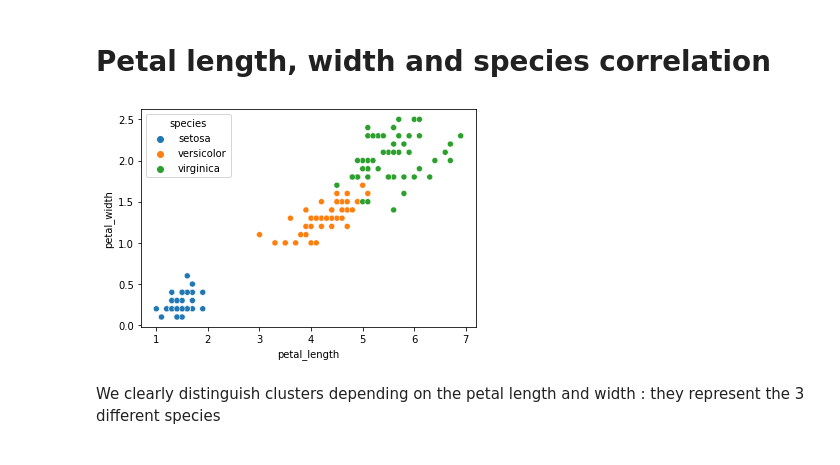
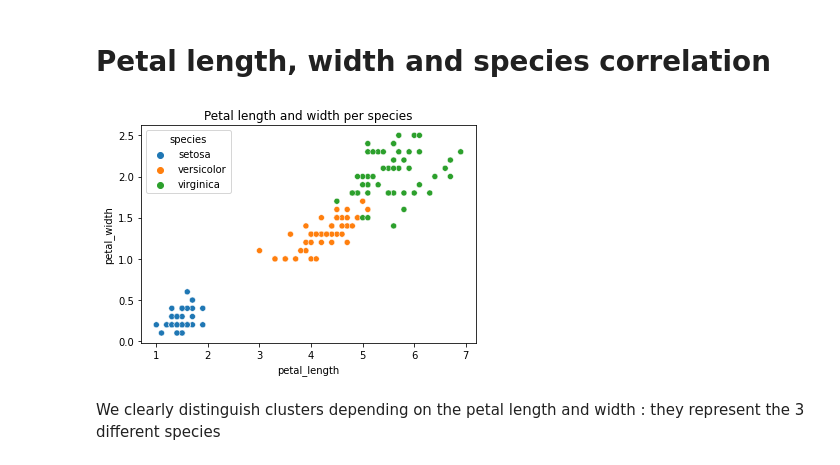
Before and after one commit to lynda-trad/Iris, a Jupyter notebook: Iris.ipynb, the cells around one changed output. Saved outputs shown, nothing was run; the diff lists cells and outputs as text; code cells hidden in the pictures.

```diff
--- a/Iris.ipynb
+++ b/Iris.ipynb
@@ -74,9 +80,10 @@ By studying the sepal length and width, we can see Iris-setosa clearly distingui
 # Petal length, width and species correlation
 # %%
 petal_species_fig = sns.scatterplot(data=data, x='petal_length', y='petal_width', hue='species')
+plt.title("Petal length and width per species")
 plt.show()
 # %% [output]
-[figure, old version]
+[figure, new version]
 # %% [markdown]
 We clearly distinguish clusters depending on the petal length and width : they represent the 3 different species
 # %% [markdown]
```
Also changed, not shown: parts of 18 cells of this notebook, 1 other file.
